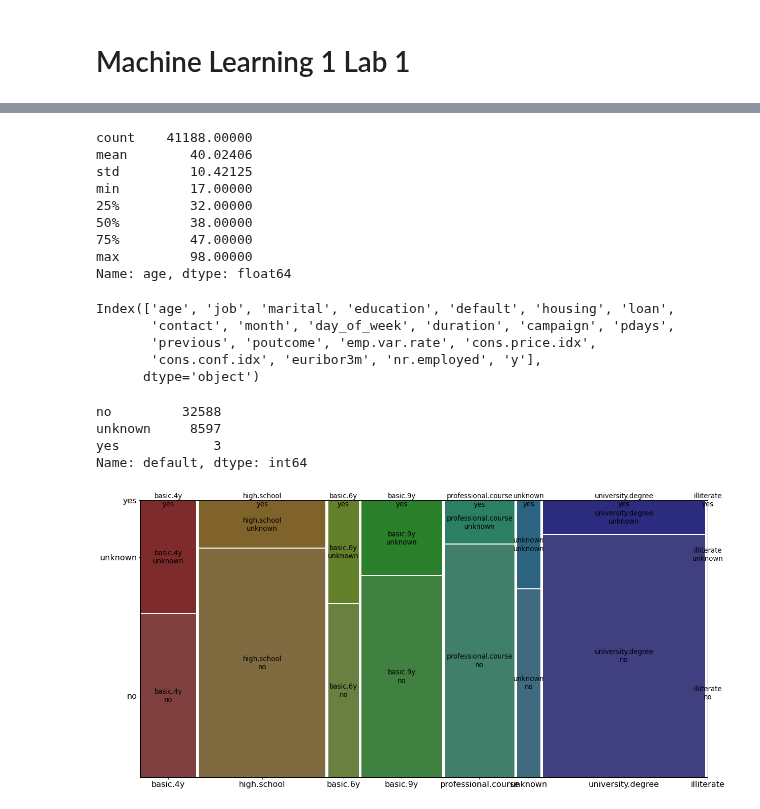
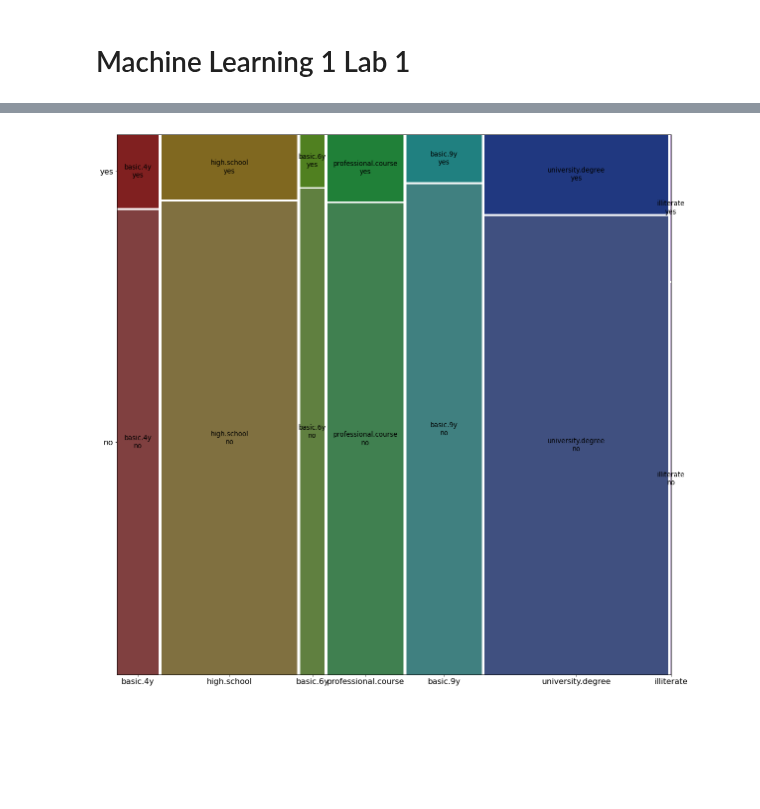
Before and after one commit to ChadKwong/DDSMachineLearning1, a Jupyter notebook: Lab1.ipynb, the cells around one changed output, grey strips where cells are left out. Drawn from its saved outputs; the diff is of its cells as text; code cells hidden in the pictures; blank space fills up the shorter version.

```diff
--- a/Lab1.ipynb
+++ b/Lab1.ipynb
@@ -11,9 +5,13 @@ plt.rcParams["figure.figsize"] = (20,10)
 # %%
+import pandas as pd
+import numpy as np
+import matplotlib.pyplot as plt
+import seaborn as sns
+
+#Set Figure Size
+plt.rcParams["figure.figsize"] = (20,10)
+
 #Import Dataset from github repo
-bankData = pd.read_csv('bank-additional-full.csv', sep=';')
-
+bankData = pd.read_csv('bank-additional-full.csv', sep=';', na_values="unknown")
 #Optional: Add in index column
 #bankData.insert(0, 'Sample_ID', range(1,len(bankData)+1))
-
-#Checking that data was imported correctly
-bankData.head()
@@ -27,0 +37,3 @@ bankData.head()
+# %%
+bankData = bankData.dropna()
+bankData.head()
@@ -85,31 +133,9 @@ bankData.describe()
 # %%
 print(bankData.age.describe())
-# %% [output]
-count    41188.00000
-mean        40.02406
-std         10.42125
-min         17.00000
-25%         32.00000
-50%         38.00000
-75%         47.00000
-max         98.00000
-Name: age, dtype: float64
-# %%
-print(bankData.columns,"\n")
-bankData.default.value_counts()
-# %% [output]
-Index(['age', 'job', 'marital', 'education', 'default', 'housing', 'loan',
-       'contact', 'month', 'day_of_week', 'duration', 'campaign', 'pdays',
-       'previous', 'poutcome', 'emp.var.rate', 'cons.price.idx',
-       'cons.conf.idx', 'euribor3m', 'nr.employed', 'y'],
-      dtype='object')
-no         32588
-unknown     8597
-yes            3
-Name: default, dtype: int64
 # %%
 from statsmodels.graphics.mosaicplot import mosaic
+plt.rcParams["figure.figsize"] = (20,20)
 plt.rcParams['font.size'] = 16.0
-mosaic(bankData, ['education', 'default']);
+mosaic(bankData, ['education', 'y']);
 # %% [output]
-[figure, old version]
+[figure, new version]
```
Also changed, not shown: parts of 39 cells of this notebook.
